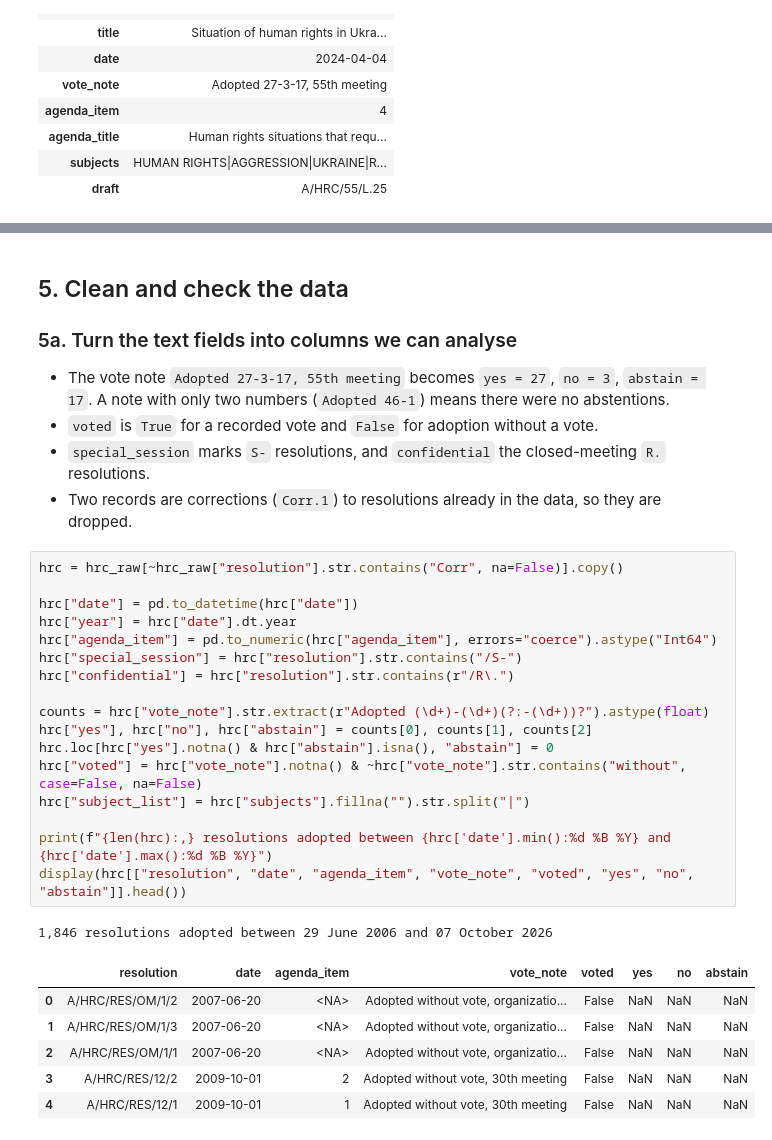
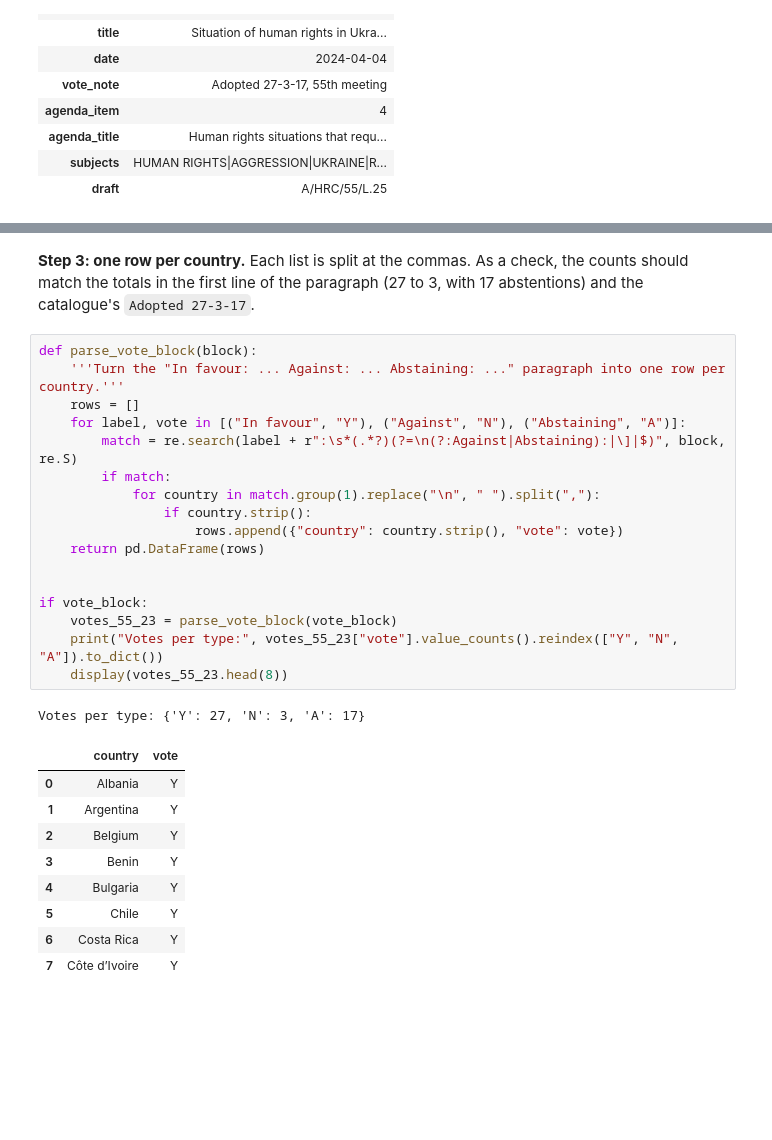
Before and after one commit to unst-ethz/policy-pulse, a Jupyter notebook: notebooks/teju/hrc_exploration.ipynb, the cells around one changed output, grey strips where cells are left out. Drawn from its saved outputs; the diff is of its cells as text; blank space fills up the shorter version.

Commit message:
Add worked example of reading HRC country votes from a resolution text
Co-Authored-By: Claude Opus 5.5 <noreply@anthropic.com>

```diff
--- a/notebooks/teju/hrc_exploration.ipynb
+++ b/notebooks/teju/hrc_exploration.ipynb
@@ -306,36 +326,33 @@ Read 1,848 records from notebooks/teju/data/hrc_resolutions.csv
 # %% [markdown]
-## 5. Clean and check the data
-
-### 5a. Turn the text fields into columns we can analyse
-
-- The vote note `Adopted 27-3-17, 55th meeting` becomes `yes = 27`, `no = 3`, `abstain = 17`. A note
-  with only two numbers (`Adopted 46-1`) means there were no abstentions.
-- `voted` is `True` for a recorded vote and `False` for adoption without a vote.
-- `special_session` marks `S-` resolutions, and `confidential` the closed-meeting `R.` resolutions.
-- Two records are corrections (`Corr.1`) to resolutions already in the data, so they are dropped.
+**Step 3: one row per country.** Each list is split at the commas. As a check, the counts should
+match the totals in the first line of the paragraph (27 to 3, with 17 abstentions) and the
+catalogue's `Adopted 27-3-17`.
 # %%
-hrc = hrc_raw[~hrc_raw["resolution"].str.contains("Corr", na=False)].copy()
+def parse_vote_block(block):
+    '''Turn the "In favour: ... Against: ... Abstaining: ..." paragraph into one row per country.'''
+    rows = []
+    for label, vote in [("In favour", "Y"), ("Against", "N"), ("Abstaining", "A")]:
+        match = re.search(label + r":\s*(.*?)(?=\n(?:Against|Abstaining):|\]|$)", block, re.S)
+        if match:
+            for country in match.group(1).replace("\n", " ").split(","):
+                if country.strip():
+                    rows.append({"country": country.strip(), "vote": vote})
+    return pd.DataFrame(rows)
 
-hrc["date"] = pd.to_datetime(hrc["date"])
-hrc["year"] = hrc["date"].dt.year
-hrc["agenda_item"] = pd.to_numeric(hrc["agenda_item"], errors="coerce").astype("Int64")
-hrc["special_session"] = hrc["resolution"].str.contains("/S-")
-hrc["confidential"] = hrc["resolution"].str.contains(r"/R\.")
 
-counts = hrc["vote_note"].str.extract(r"Adopted (\d+)-(\d+)(?:-(\d+))?").astype(float)
-hrc["yes"], hrc["no"], hrc["abstain"] = counts[0], counts[1], counts[2]
-hrc.loc[hrc["yes"].notna() & hrc["abstain"].isna(), "abstain"] = 0
-hrc["voted"] = hrc["vote_note"].notna() & ~hrc["vote_note"].str.contains("without", case=False, na=False)
-hrc["subject_list"] = hrc["subjects"].fillna("").str.split("|")
-
-print(f"{len(hrc):,} resolutions adopted between {hrc['date'].min():%d %B %Y} and {hrc['date'].max():%d %B %Y}")
-display(hrc[["resolution", "date", "agenda_item", "vote_note", "voted", "yes", "no", "abstain"]].head())
+if vote_block:
+    votes_55_23 = parse_vote_block(vote_block)
+    print("Votes per type:", votes_55_23["vote"].value_counts().reindex(["Y", "N", "A"]).to_dict())
+    display(votes_55_23.head(8))
 # %% [output]
-1,846 resolutions adopted between 29 June 2006 and 07 October 2026
+Votes per type: {'Y': 27, 'N': 3, 'A': 17}
-|  | resolution | date | agenda_item | vote_note | voted | yes | no | abstain |
-| 0 | A/HRC/RES/OM/1/2 | 2007-06-20 | <NA> | Adopted without vote, organizatio... | False | NaN | NaN | NaN |
-| 1 | A/HRC/RES/OM/1/3 | 2007-06-20 | <NA> | Adopted without vote, organizatio... | False | NaN | NaN | NaN |
-| 2 | A/HRC/RES/OM/1/1 | 2007-06-20 | <NA> | Adopted without vote, organizatio... | False | NaN | NaN | NaN |
-| 3 | A/HRC/RES/12/2 | 2009-10-01 | 2 | Adopted without vote, 30th meeting | False | NaN | NaN | NaN |
-| 4 | A/HRC/RES/12/1 | 2009-10-01 | 1 | Adopted without vote, 30th meeting | False | NaN | NaN | NaN |
+|  | country | vote |
+| 0 | Albania | Y |
+| 1 | Argentina | Y |
+| 2 | Belgium | Y |
+| 3 | Benin | Y |
+| 4 | Bulgaria | Y |
+| 5 | Chile | Y |
+| 6 | Costa Rica | Y |
+| 7 | Côte d’Ivoire | Y |
 # %% [markdown]
```
Also changed, not shown: parts of 43 cells of this notebook.
